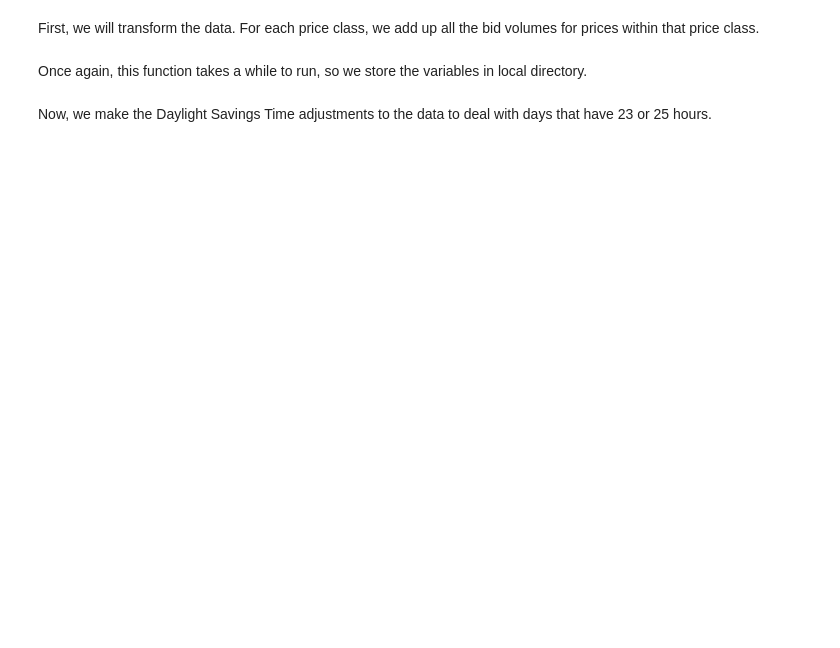
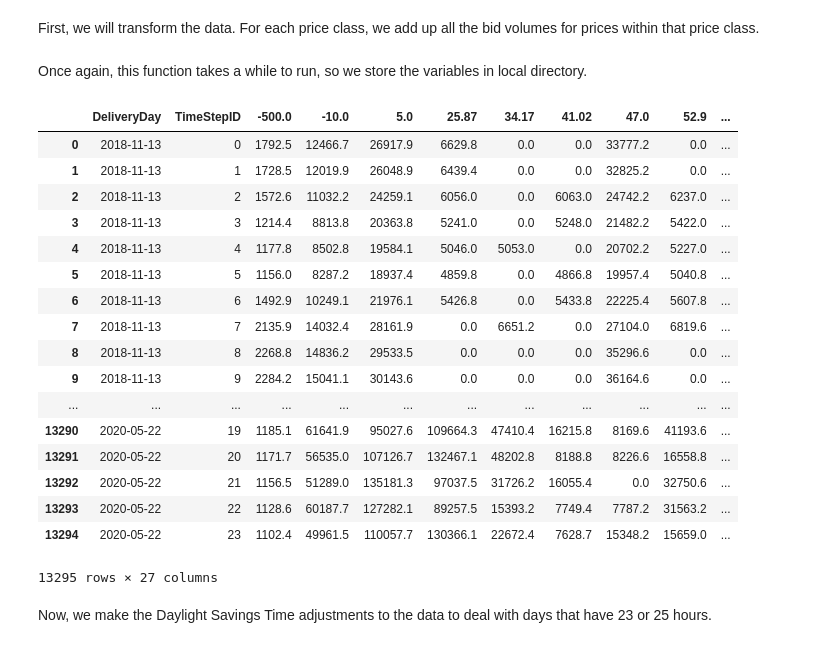
Before and after one commit to nvolfango/MScDissertation, a Jupyter notebook: Nathaniel/X-Model.ipynb, the cells around one changed output. Cells and saved outputs as stored; diff of their text form; code cells hidden in the pictures; blank space fills up the shorter version.

```diff
--- a/Nathaniel/X-Model.ipynb
+++ b/Nathaniel/X-Model.ipynb
@@ -434,6 +477,27 @@ if not os.path.exists("Variables"):
 
 ba_purchase_reduced.to_csv("Variables/ba_purchase_reduced.csv")
 ba_sell_reduced.to_csv("Variables/ba_sell_reduced.csv")
+# %%
+ba_sell_reduced
+# %% [output]
+|  | DeliveryDay | TimeStepID | -500.0 | -10.0 | 5.0 | 25.87 | 34.17 | 41.02 | 47.0 | 52.9 | ... |
+| 0 | 2018-11-13 | 0 | 1792.5 | 12466.7 | 26917.9 | 6629.8 | 0.0 | 0.0 | 33777.2 | 0.0 | ... |
+| 1 | 2018-11-13 | 1 | 1728.5 | 12019.9 | 26048.9 | 6439.4 | 0.0 | 0.0 | 32825.2 | 0.0 | ... |
+| 2 | 2018-11-13 | 2 | 1572.6 | 11032.2 | 24259.1 | 6056.0 | 0.0 | 6063.0 | 24742.2 | 6237.0 | ... |
+| 3 | 2018-11-13 | 3 | 1214.4 | 8813.8 | 20363.8 | 5241.0 | 0.0 | 5248.0 | 21482.2 | 5422.0 | ... |
+| 4 | 2018-11-13 | 4 | 1177.8 | 8502.8 | 19584.1 | 5046.0 | 5053.0 | 0.0 | 20702.2 | 5227.0 | ... |
+| 5 | 2018-11-13 | 5 | 1156.0 | 8287.2 | 18937.4 | 4859.8 | 0.0 | 4866.8 | 19957.4 | 5040.8 | ... |
+| 6 | 2018-11-13 | 6 | 1492.9 | 10249.1 | 21976.1 | 5426.8 | 0.0 | 5433.8 | 22225.4 | 5607.8 | ... |
+| 7 | 2018-11-13 | 7 | 2135.9 | 14032.4 | 28161.9 | 0.0 | 6651.2 | 0.0 | 27104.0 | 6819.6 | ... |
+| 8 | 2018-11-13 | 8 | 2268.8 | 14836.2 | 29533.5 | 0.0 | 0.0 | 0.0 | 35296.6 | 0.0 | ... |
+| 9 | 2018-11-13 | 9 | 2284.2 | 15041.1 | 30143.6 | 0.0 | 0.0 | 0.0 | 36164.6 | 0.0 | ... |
+| ... | ... | ... | ... | ... | ... | ... | ... | ... | ... | ... | ... |
+| 13290 | 2020-05-22 | 19 | 1185.1 | 61641.9 | 95027.6 | 109664.3 | 47410.4 | 16215.8 | 8169.6 | 41193.6 | ... |
+| 13291 | 2020-05-22 | 20 | 1171.7 | 56535.0 | 107126.7 | 132467.1 | 48202.8 | 8188.8 | 8226.6 | 16558.8 | ... |
+| 13292 | 2020-05-22 | 21 | 1156.5 | 51289.0 | 135181.3 | 97037.5 | 31726.2 | 16055.4 | 0.0 | 32750.6 | ... |
+| 13293 | 2020-05-22 | 22 | 1128.6 | 60187.7 | 127282.1 | 89257.5 | 15393.2 | 7749.4 | 7787.2 | 31563.2 | ... |
+| 13294 | 2020-05-22 | 23 | 1102.4 | 49961.5 | 110057.7 | 130366.1 | 22672.4 | 7628.7 | 15348.2 | 15659.0 | ... |
+13295 rows × 27 columns
 # %% [markdown]
 Now, we make the Daylight Savings Time adjustments to the data to deal with days that have 23 or 25 hours.
 # %%
```
Also changed, not shown: parts of 13 cells of this notebook.
